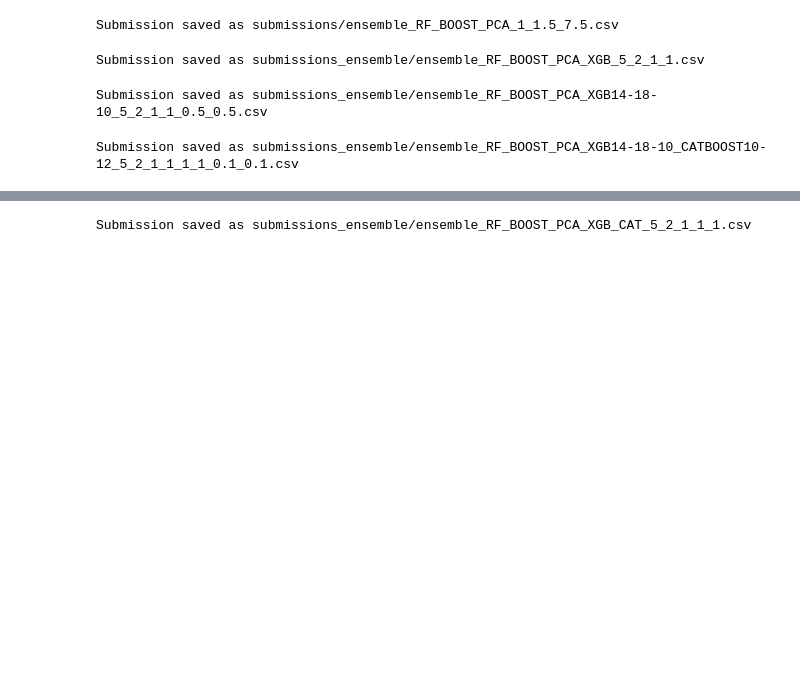
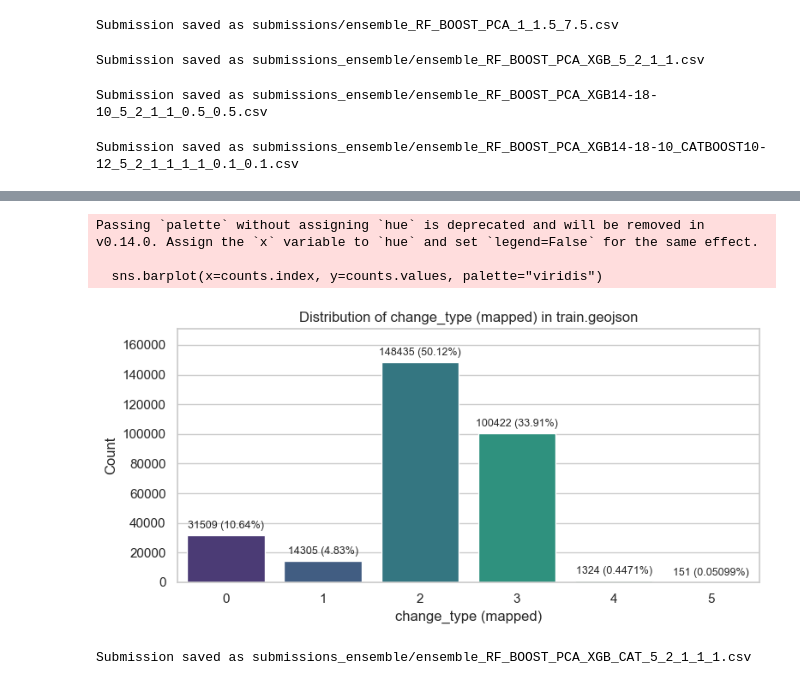
Before and after one commit to timotheelegat-byte/MLKaggle, a Jupyter notebook: MLKaggle/ensemble.ipynb, the cells around one changed output, grey strips where cells are left out. Cells and saved outputs as stored; diff of their text form; code cells hidden in the pictures; blank space fills up the shorter version.

```diff
--- a/MLKaggle/ensemble.ipynb
+++ b/MLKaggle/ensemble.ipynb
@@ -880,3 +1209,50 @@ Submission saved as submissions_ensemble/ensemble_RF_BOOST_PCA_XGB14-18-10_CATBO
+# %%
+import geopandas as gpd
+import matplotlib.pyplot as plt
+import seaborn as sns
+
+# Mapping des change_type
+change_type_map = {
+    'Demolition': 0, 'Road': 1, 'Residential': 2,
+    'Commercial': 3, 'Industrial': 4, 'Mega Projects': 5
+}
+
+# Charger le GeoJSON
+gdf = gpd.read_file("data/train.geojson")
+
+# Vérifier que la colonne existe
+if "change_type" not in gdf.columns:
+    raise ValueError("La colonne 'change_type' n'existe pas dans train.geojson")
+
+# Remplacer les noms par les indices
+gdf['change_type_mapped'] = gdf['change_type'].map(change_type_map)
+
+# Compter occurrences (nombre et pourcentage)
+counts = gdf['change_type_mapped'].value_counts().sort_index()
+percents = (counts / counts.sum()) * 100
+percents = percents.map(lambda x: f"{x:.4g}%")  # 4 chiffres significatifs
+
+# Plot barplot
+sns.set(style="whitegrid")
+plt.figure(figsize=(8,4))
+sns.barplot(x=counts.index, y=counts.values, palette="viridis")
+plt.title("Distribution of change_type (mapped) in train.geojson")
+plt.xlabel("change_type (mapped)")
+plt.ylabel("Count")
+plt.ylim(0, counts.values.max() * 1.15)
+
+# Ajouter le nombre et le pourcentage sur chaque barre
+for i, (count, pct) in enumerate(zip(counts.values, percents)):
+    plt.text(i, count + counts.values.max()*0.02, f"{count} ({pct})",
+             ha='center', va='bottom', fontsize=9)
+
+plt.tight_layout()
+plt.show()
+# %% [output]
+Passing `palette` without assigning `hue` is deprecated and will be removed in v0.14.0. Assign the `x` variable to `hue` and set `legend=False` for the same effect.
+
+  sns.barplot(x=counts.index, y=counts.values, palette="viridis")
+[figure, added]
 # %%
 ## RF + BOOST + RF_PCA + XGB ENSEMBLE + CATBOOST
 import numpy as np
```
Also changed, not shown: parts of 10 cells of this notebook, 14 other files.
